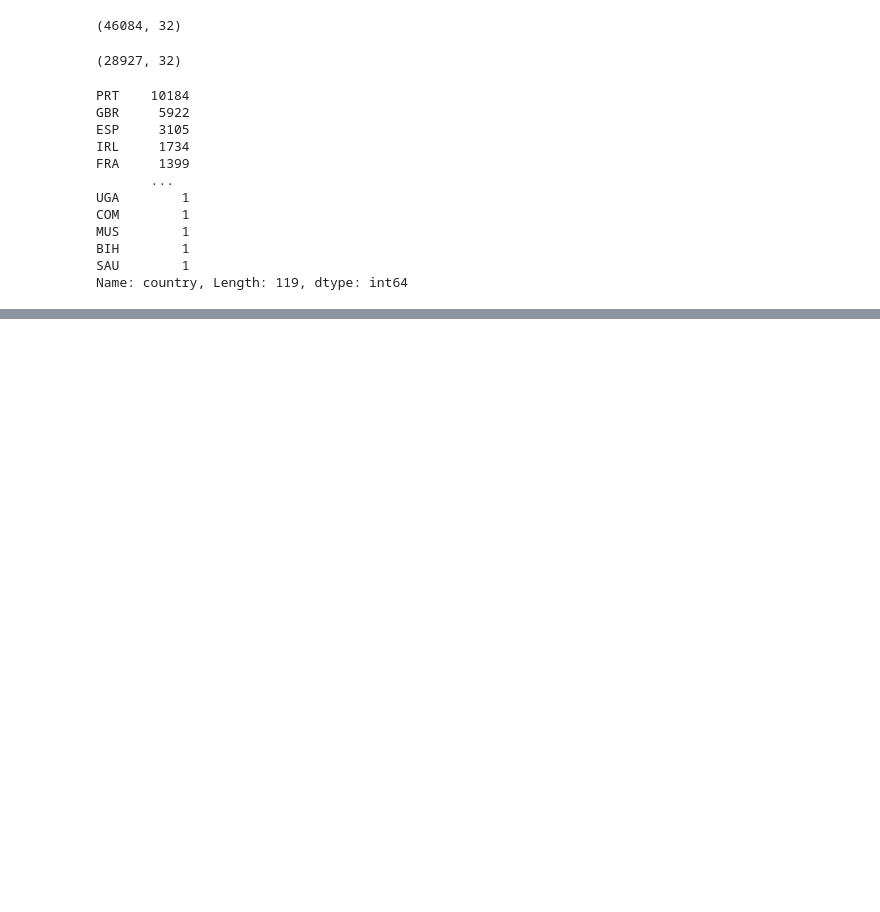
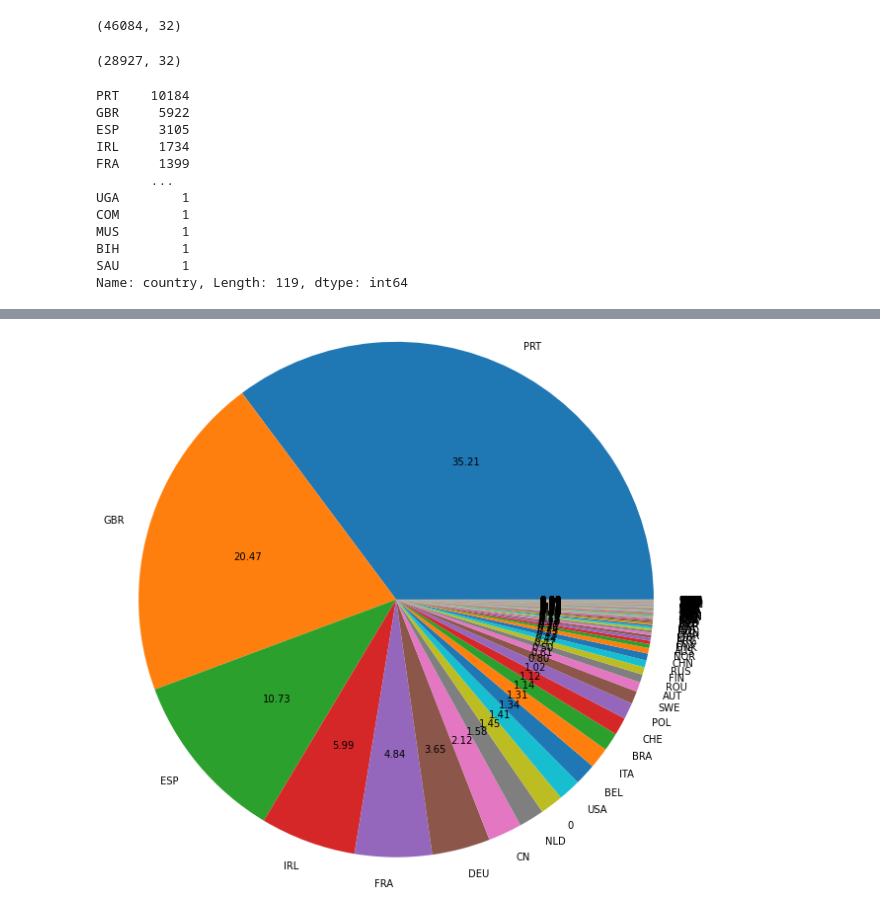
Before and after one commit to unpatel1/hotel-booking-EDA, a Jupyter notebook: hotel-booking-EDA.ipynb, the cells around one changed output, grey strips where cells are left out. Cells and saved outputs as stored; diff of their text form; code cells hidden in the pictures; blank space fills up the shorter version.

```diff
--- a/hotel-booking-EDA.ipynb
+++ b/hotel-booking-EDA.ipynb
@@ -182,0 +199,4 @@ values = resort['country'].value_counts()
+# %%
+trace = plt.pie(values, radius = 3, autopct = '%.2f', labels = labels)
+# %% [output]
+[figure, added]
```
Also changed, not shown: parts of 5 cells of this notebook.
